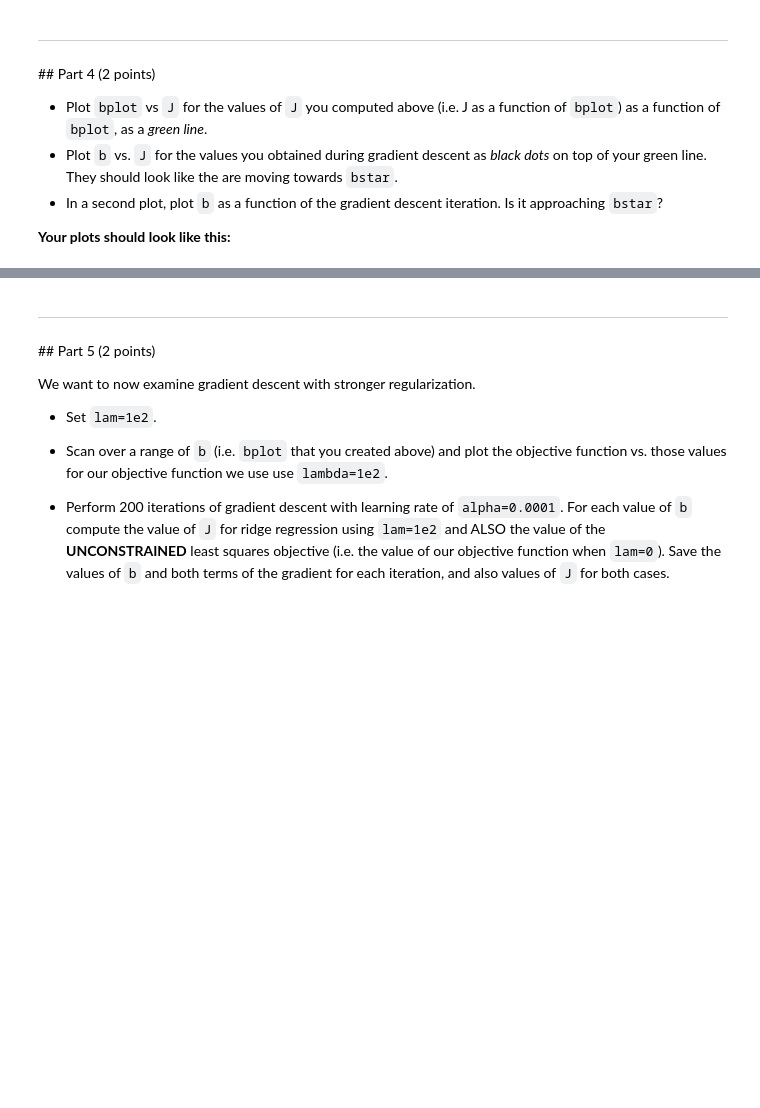
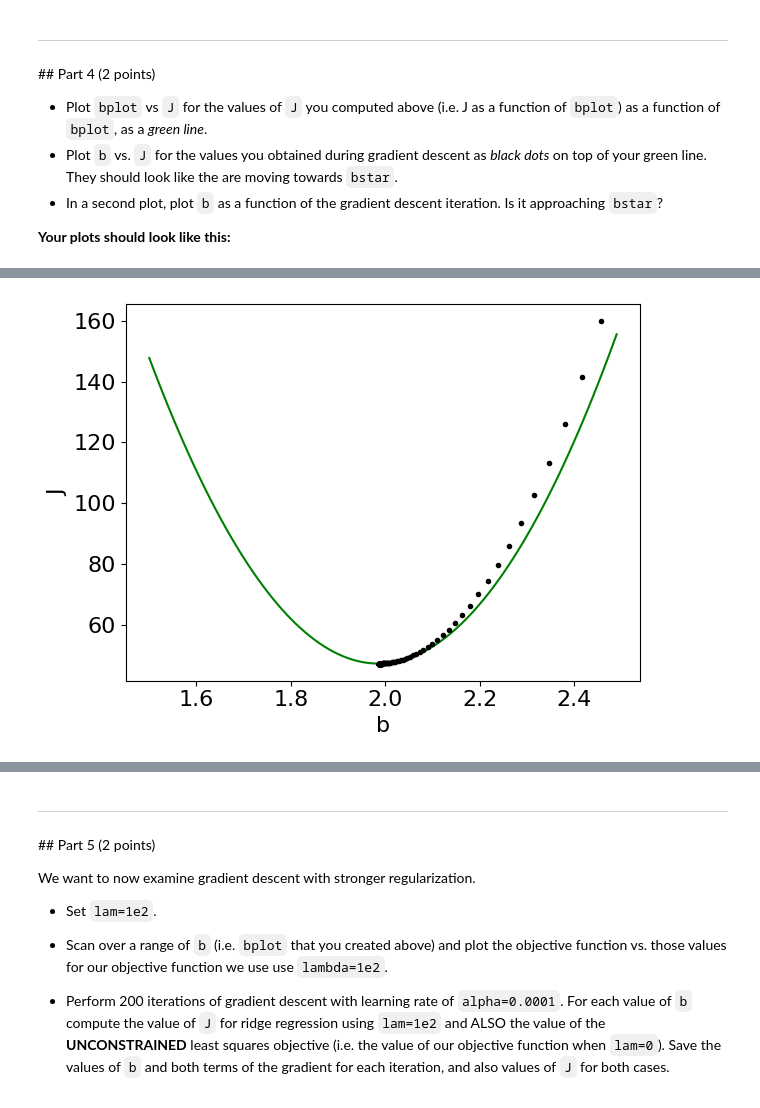
Before and after one commit to Urvi-M/BE559, a Jupyter notebook: Homework2_part3_v2.ipynb, the cells around one changed output, grey strips where cells are left out. Cells and saved outputs as stored; diff of their text form; code cells hidden in the pictures; blank space fills up the shorter version.

```diff
--- a/Homework2_part3_v2.ipynb
+++ b/Homework2_part3_v2.ipynb
@@ -86,6 +99,28 @@ As expected, `J` should be a quadratic function of `b`. And it looks like the lo
 * Pick a random initial `b=2.5`, as our starting point for gradient descent, pretending we don't know where `bstar` actually is.
 
 * Perform 200 iterations of gradient descent with learning rate of `alpha=0.0001`. Save the values of `b`, `J`, and both terms of the gradient **multiplied by `alpha`** for each iteration.
+# %%
+def gradient(t,x,b,lam):
+  dJ= np.dot(x, x) * b - np.dot(x, t)
+  ridge= dJ + lam*b
+  return dJ, lam*b
+
+b0= 2.5
+J_ridge = [] #save J
+gs = [] #unreg reg
+R = [] #ridge term
+bs = [] #save b
+b = b0
+iters = 200
+alpha = 0.0001
+
+for i in range(iters):
+    J_ridge.append(obj(t, x, b, lam))
+    g,r = gradient(t, x, b, alpha)
+    gs.append(g)
+    R.append(r)
+    b = b - alpha * (g+r)
+    bs.append(b)
 # %% [markdown]
 ---
 ## Part 4 (2 points)
@@ -103,0 +133,10 @@ As expected, `J` should be a quadratic function of `b`. And it looks like the lo
+# %%
+bplot_ = np.arange(1.5, 2.5, 0.005)
+plt.plot(bplot, J, 'g-')
+plt.plot(bs, J_ridge, 'k.')
+plt.ylabel('J')
+plt.xlabel('b');
+plt.tight_layout()
+# yes it is apporaching bstar
+# %% [output]
+[figure, added]
```
Also changed, not shown: parts of 40 cells of this notebook.
